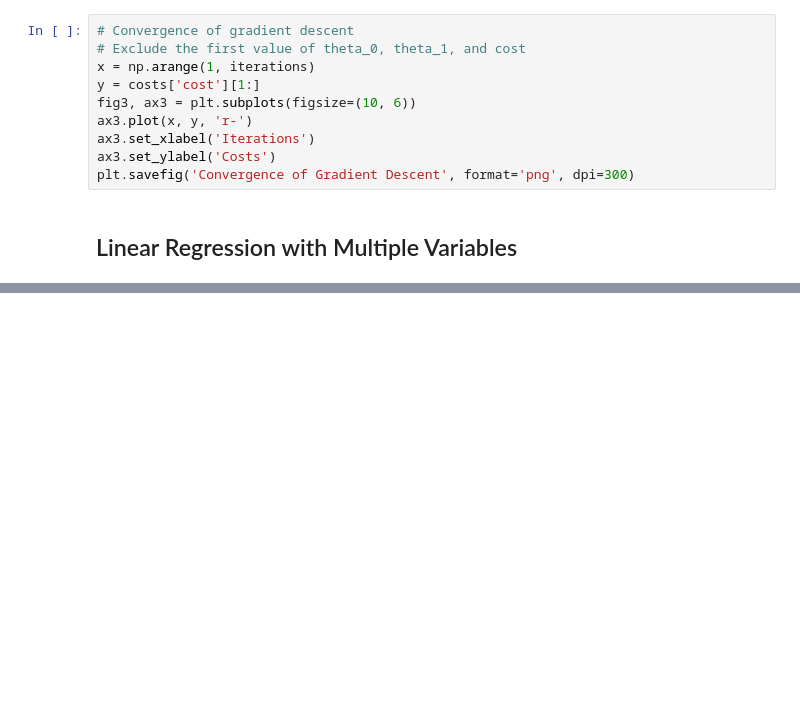
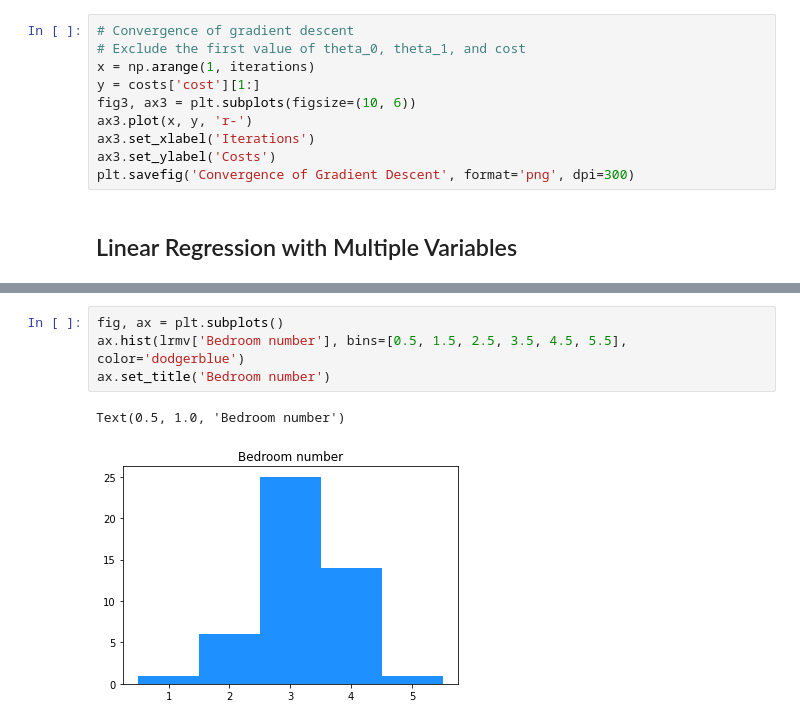
Before and after one commit to SiyuYang-s2040101/SiyuYang-1919-Coursera-ML-AndrewNg-Exercise-Python-Code, a Jupyter notebook: Programming Exercise 1 Linear Regression.ipynb, the cells around one changed output, grey strips where cells are left out. Saved outputs shown, nothing was run; the diff lists cells and outputs as text; blank space fills up the shorter version.

```diff
--- a/Programming Exercise 1 Linear Regression.ipynb
+++ b/Programming Exercise 1 Linear Regression.ipynb
@@ -250,0 +280,7 @@ of the house.
+# %%
+fig, ax = plt.subplots()
+ax.hist(lrmv['Bedroom number'], bins=[0.5, 1.5, 2.5, 3.5, 4.5, 5.5], color='dodgerblue')
+ax.set_title('Bedroom number')
+# %% [output]
+Text(0.5, 1.0, 'Bedroom number')
+[figure, added]
```
Also changed, not shown: parts of 15 cells of this notebook.
